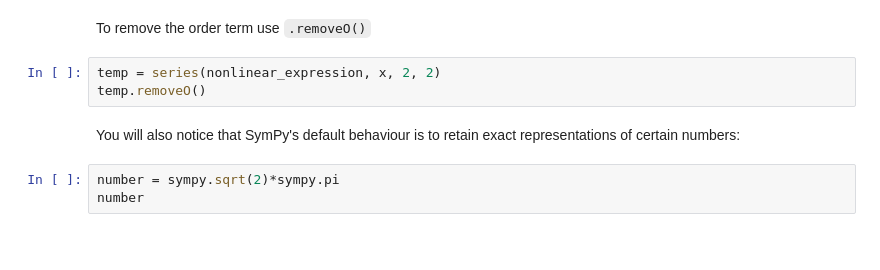
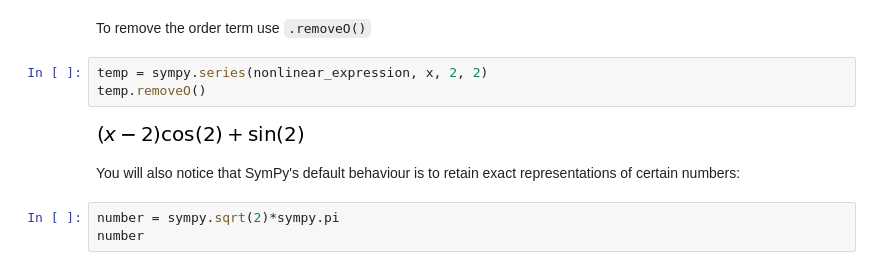
Before and after one commit to alchemyst/Dynamics-and-Control, a Jupyter notebook: 0_Getting_Started/Notebook introduction.ipynb, the cells around one changed output. Cells and saved outputs as stored; diff of their text form; blank space fills up the shorter version.

```diff
--- a/0_Getting_Started/Notebook introduction.ipynb
+++ b/0_Getting_Started/Notebook introduction.ipynb
@@ -95,8 +120,10 @@ sympy.series(nonlinear_expression, x, 2, 2) # taylor expansion in terms of the x
 # %% [markdown]
 To remove the order term use `.removeO()`
 # %%
-temp = series(nonlinear_expression, x, 2, 2)
+temp = sympy.series(nonlinear_expression, x, 2, 2)
 temp.removeO()
+# %% [output]
+[figure, added]
 # %% [markdown]
 You will also notice that SymPy's default behaviour is to retain exact representations of certain numbers:
 # %%
```
Also changed, not shown: parts of 31 cells of this notebook.
